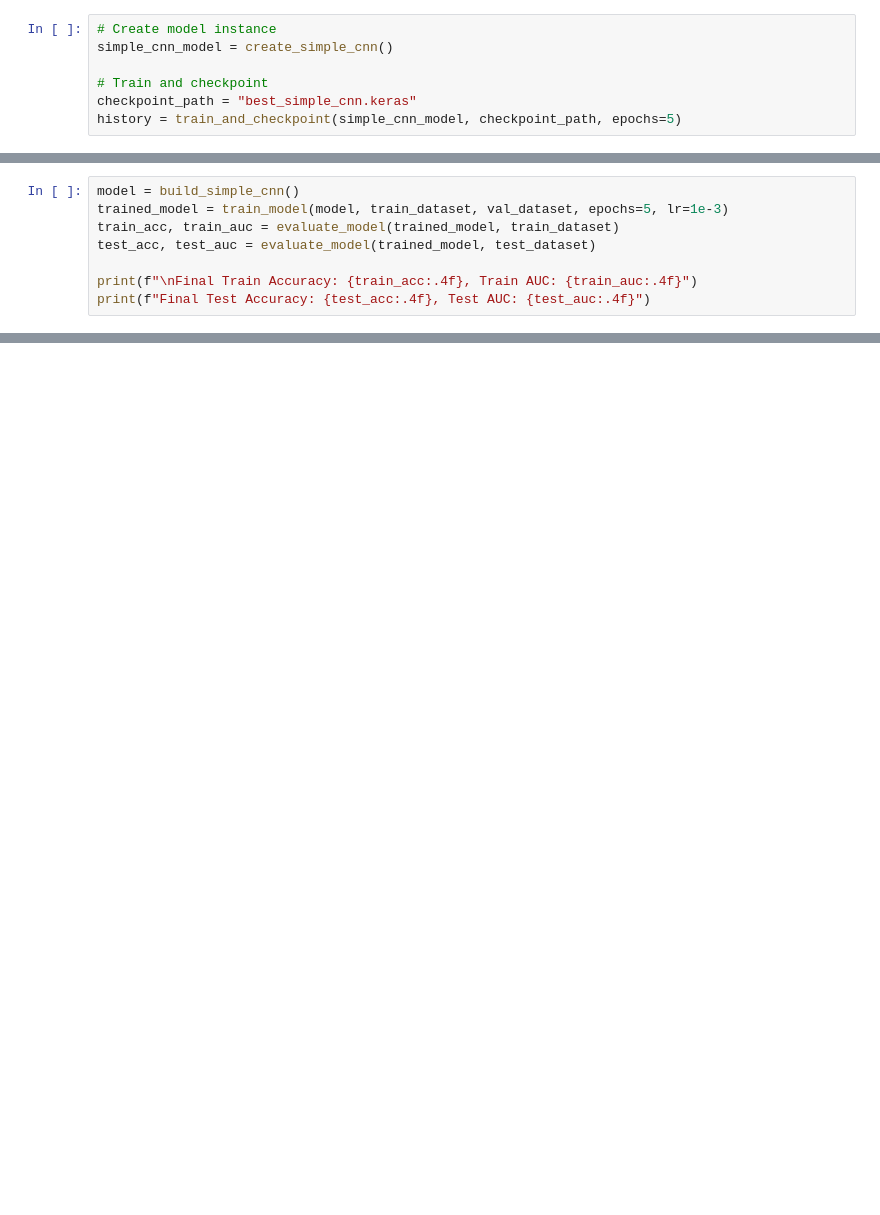
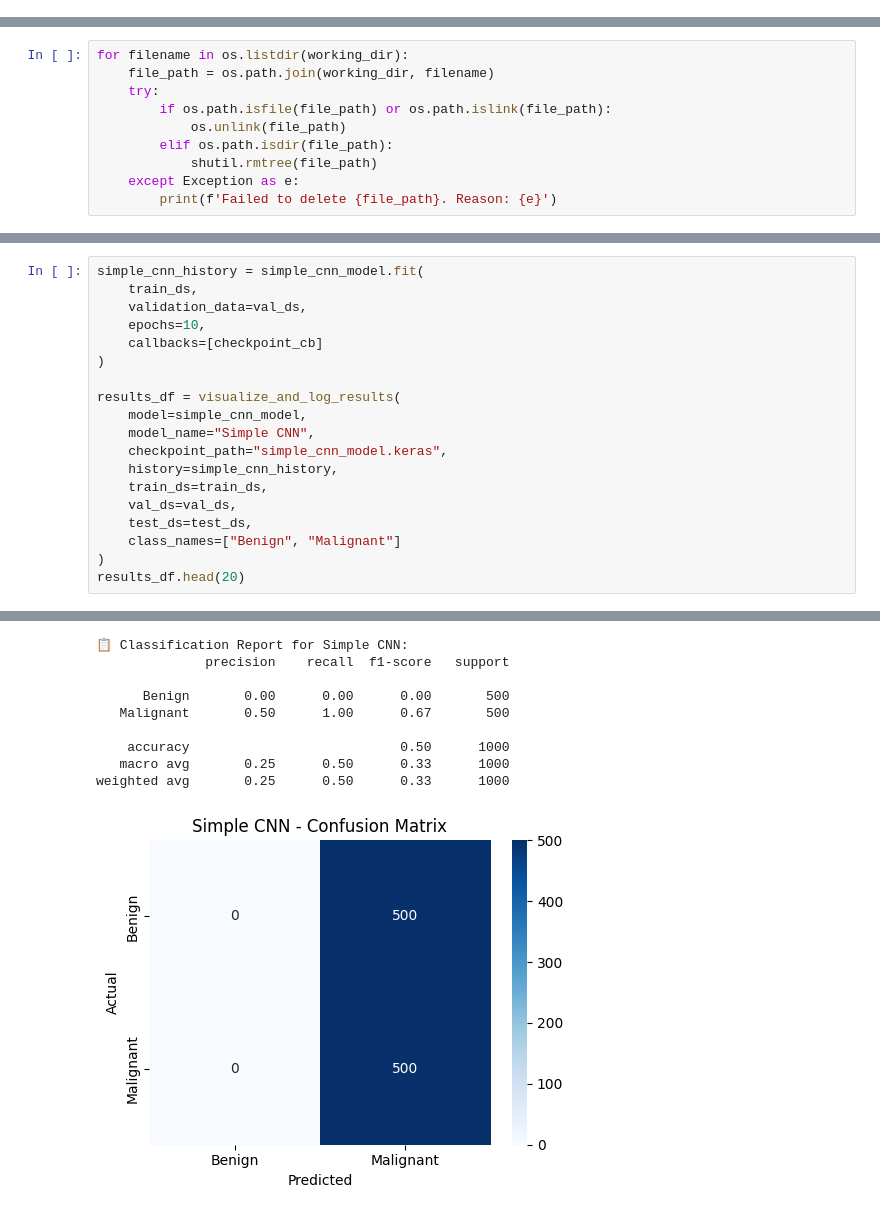
Before and after one commit to misspriyagill/melanoma-detection, a Jupyter notebook: major-project.ipynb, the cells around one changed output, grey strips where cells are left out. Saved outputs shown, nothing was run; the diff lists cells and outputs as text; blank space fills up the shorter version.

```diff
--- a/major-project.ipynb
+++ b/major-project.ipynb
@@ -591,7 +0,0 @@ def create_simple_cnn():
-# %%
-# Create model instance
-simple_cnn_model = create_simple_cnn()
-
-# Train and checkpoint
-checkpoint_path = "best_simple_cnn.keras"
-history = train_and_checkpoint(simple_cnn_model, checkpoint_path, epochs=5)
@@ -708,8 +0,0 @@ def evaluate_model(model, dataset):
-# %%
-model = build_simple_cnn()
-trained_model = train_model(model, train_dataset, val_dataset, epochs=5, lr=1e-3)
-train_acc, train_auc = evaluate_model(trained_model, train_dataset)
-test_acc, test_auc = evaluate_model(trained_model, test_dataset)
-
-print(f"\nFinal Train Accuracy: {train_acc:.4f}, Train AUC: {train_auc:.4f}")
-print(f"Final Test Accuracy: {test_acc:.4f}, Test AUC: {test_auc:.4f}")
@@ -733,0 +77,10 @@ Final Test Accuracy: 0.8540, Test AUC: 0.9242
+# %%
+for filename in os.listdir(working_dir):
+    file_path = os.path.join(working_dir, filename)
+    try:
+        if os.path.isfile(file_path) or os.path.islink(file_path):
+            os.unlink(file_path)
+        elif os.path.isdir(file_path):
+            shutil.rmtree(file_path)
+    except Exception as e:
+        print(f'Failed to delete {file_path}. Reason: {e}')
@@ -733,0 +903,20 @@ Final Test Accuracy: 0.8540, Test AUC: 0.9242
+# %%
+simple_cnn_history = simple_cnn_model.fit(
+    train_ds,
+    validation_data=val_ds,
+    epochs=10,
+    callbacks=[checkpoint_cb]
+)
+
+results_df = visualize_and_log_results(
+    model=simple_cnn_model,
+    model_name="Simple CNN",
+    checkpoint_path="simple_cnn_model.keras",
+    history=simple_cnn_history,
+    train_ds=train_ds,
+    val_ds=val_ds,
+    test_ds=test_ds,
+    class_names=["Benign", "Malignant"]
+)
+results_df.head(20)
+# %% [output]
@@ -733,0 +929,10 @@ Final Test Accuracy: 0.8540, Test AUC: 0.9242
+📋 Classification Report for Simple CNN:
+              precision    recall  f1-score   support
+
+      Benign       0.00      0.00      0.00       500
+   Malignant       0.50      1.00      0.67       500
+
+    accuracy                           0.50      1000
+   macro avg       0.25      0.50      0.33      1000
+weighted avg       0.25      0.50      0.33      1000
+[figure, added]
```
Also changed, not shown: parts of 55 cells of this notebook.
